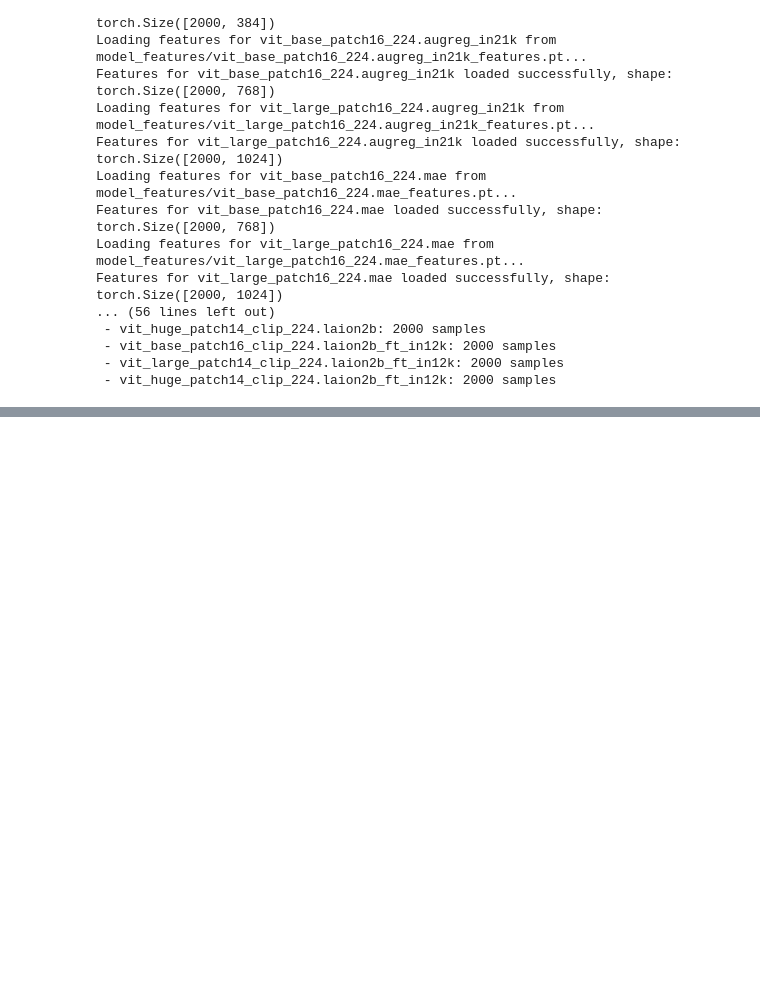
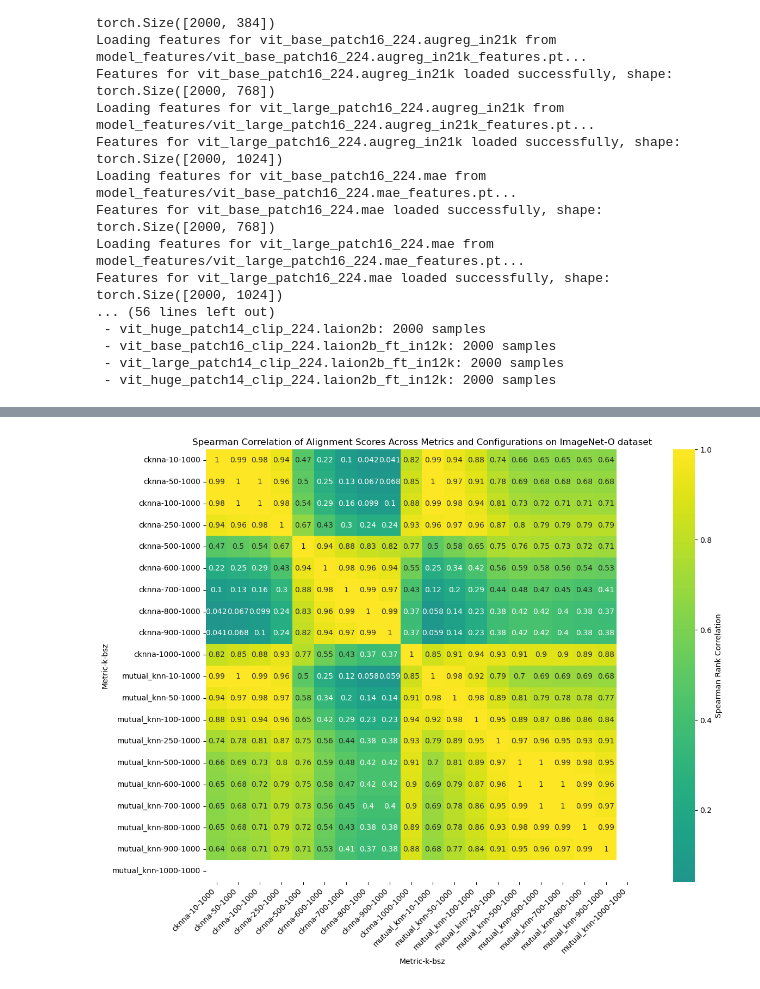
Before and after one commit to rokosbasilisk/platonic-rep, a Jupyter notebook: OOD-experiments.ipynb, the cells around one changed output, grey strips where cells are left out. Saved outputs shown, nothing was run; the diff lists cells and outputs as text; code cells hidden in the pictures; blank space fills up the shorter version.

```diff
--- a/OOD-experiments.ipynb
+++ b/OOD-experiments.ipynb
@@ -311,0 +319,17 @@ else:
+# %%
+# Plot the correlation heatmap
+plt.figure(figsize=(14, 10))
+sns.heatmap(
+    correlation_matrix,
+    annot=True,
+    cmap='viridis',
+    square=True,
+    center=0,
+    cbar_kws={'label': 'Spearman Rank Correlation'}
+)
+plt.title('Spearman Correlation of Alignment Scores Across Metrics and Configurations on ImageNet-O dataset')
+plt.xticks(rotation=45, ha='right')
+plt.tight_layout()
+plt.show()
+# %% [output]
+[figure, added]
```
Also changed, not shown: parts of 5 cells of this notebook, 1 other file.
